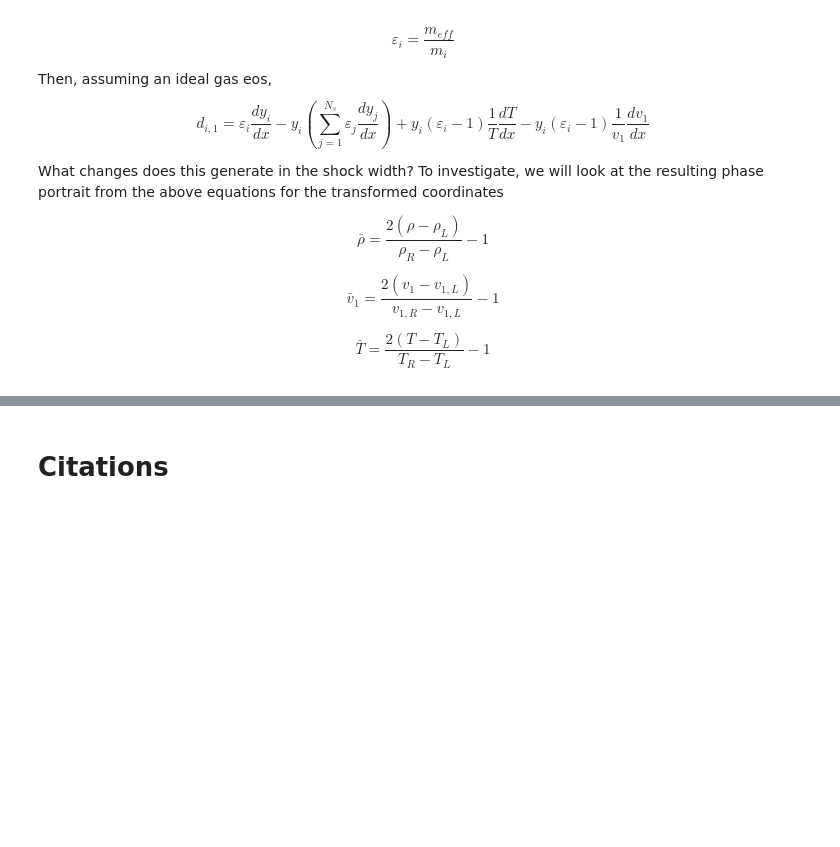
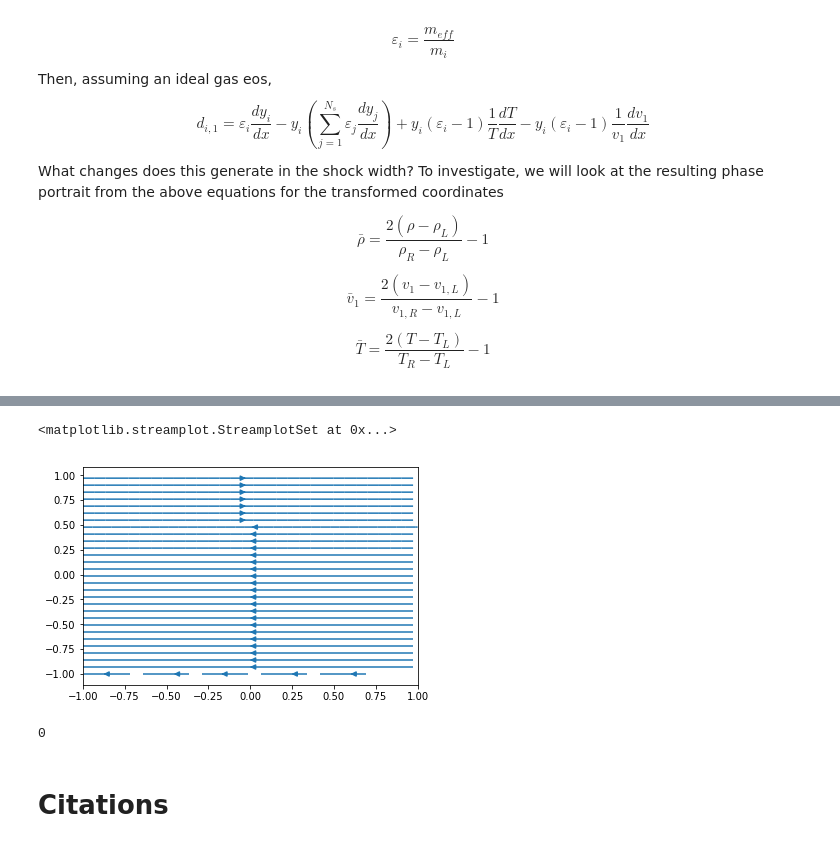
Before and after one commit to a-gilbert/PShock, a Jupyter notebook: ShockWidth.ipynb, the cells around one changed output, grey strips where cells are left out. Drawn from its saved outputs; the diff is of its cells as text; code cells hidden in the pictures; blank space fills up the shorter version.

```diff
--- a/ShockWidth.ipynb
+++ b/ShockWidth.ipynb
@@ -344,6 +353,7 @@ class NsShockPhasePortrait(object):
         self.vlim = self._get_vlims()
         self.Tlim = self._get_tlims()
         self.set_portrait(cd, mass, znuc, M, g)
+        self.rescale_portrait()
 
 
     def _get_sl(self, M, g):
@@ -393,33 +403,40 @@ class NsShockPhasePortrait(object):
         for i in range(self.portrait.shape[0]):
             v = i/(self.portrait.shape[0]-1.0)
             v = v*(self.vlim[1] - self.vlim[0]) + self.vlim[0]
+            self.v.append(v)
             for j in range(self.portrait.shape[1]):
                 T = i/(self.portrait.shape[1]-1.0)
                 T = T*(self.Tlim[1]-self.Tlim[0]) + self.Tlim[0]
+
                 o = get_derivatives(t, C, R, M, E, v, T, self.sr['ys'])
-                print(o)
-                #self.portrait[i, j] = get_derivatives(t, C, R, M, E, v, T, self.sr['ys'])
+                self.portrait[i,j]['dv'] = o[0]
+                self.portrait[i,j]['dT'] = o[1]
+                self.portrait[i, j]['dY1'] = o[2]
+                self.portrait[i,j]['dY2'] = o[3]
+
+
+    def rescale_portrait(self):
+        self.portrait[:,:]['dv'] = 2*self.portrait[:,:]['dv']/(self.sr['v']-self.sl['v'])
+        self.portrait[:,:]['dT'] = 2*self.portrait[:,:]['dT']/(self.sr['T']-self.sl['T'])
 # %%
 #initial right state, in cgs
-mass = np.array([1.6605e-24, 1.9926e-23], dtype=np.double)#/cgs_const['me']
+mass = np.array([1.6605e-27, 1.9926e-26], dtype=np.double)#/cgs_const['me']
 znuc = np.array([1.0, 6.0], dtype=np.double)
-#g/cm^{3}
-rhor = 1e18
-#cm per hartree length
-a0 = 5.29177210903e-9
+#kg/m^{3}
+rhor = 1e2
 #rhor = rhor*a0*a0*a0/cgs_const['me']
 print("Rho:%e" % rhor)
-#cm/s
-vr = -1.3e3
+#km/s
+vr = -1.3e1
 #vr = 2.4188843265857e-17*vr/a0
 print("Vel:%e" % vr)
-#eV to erg
-eV2erg = 1.0/6.2415e11
+#eV to J
+eV2K = 1.160451812e4
 #eV
-Tr = 2000*eV2erg
+Tr = 0.1*eV2K
 print("Temp:%e" % Tr)
 #mfracs
 mfracr = np.array([0.8, 0.2], dtype=np.double)
 M = 2.0
-p = NsShockPhasePortrait(cgs_const, mass, znuc, M, rhor, vr, Tr, mfracr, 5, 5)
+p = NsShockPhasePortrait(si_const, mass, znuc, M, rhor, vr, Tr, mfracr, 50, 50)
 # %% [output]
@@ -455,3 +466,15 @@ AttributeError: 'numpy.void' object has no attribute 'names'
+# %%
+v = np.linspace(-1, 1, num=50)
+T = np.linspace(-1, 1, num=50)
+
+plt.streamplot(v, T, p.portrait['dv'], p.portrait['dT'])
+# %% [output]
+<matplotlib.streamplot.StreamplotSet at 0x...>
+[figure, added]
+# %%
+int(False)
+# %% [output]
+0
 # %% [markdown]
 # Citations
 # %% [markdown]
```
Also changed, not shown: parts of 8 cells of this notebook, 3 other files.
